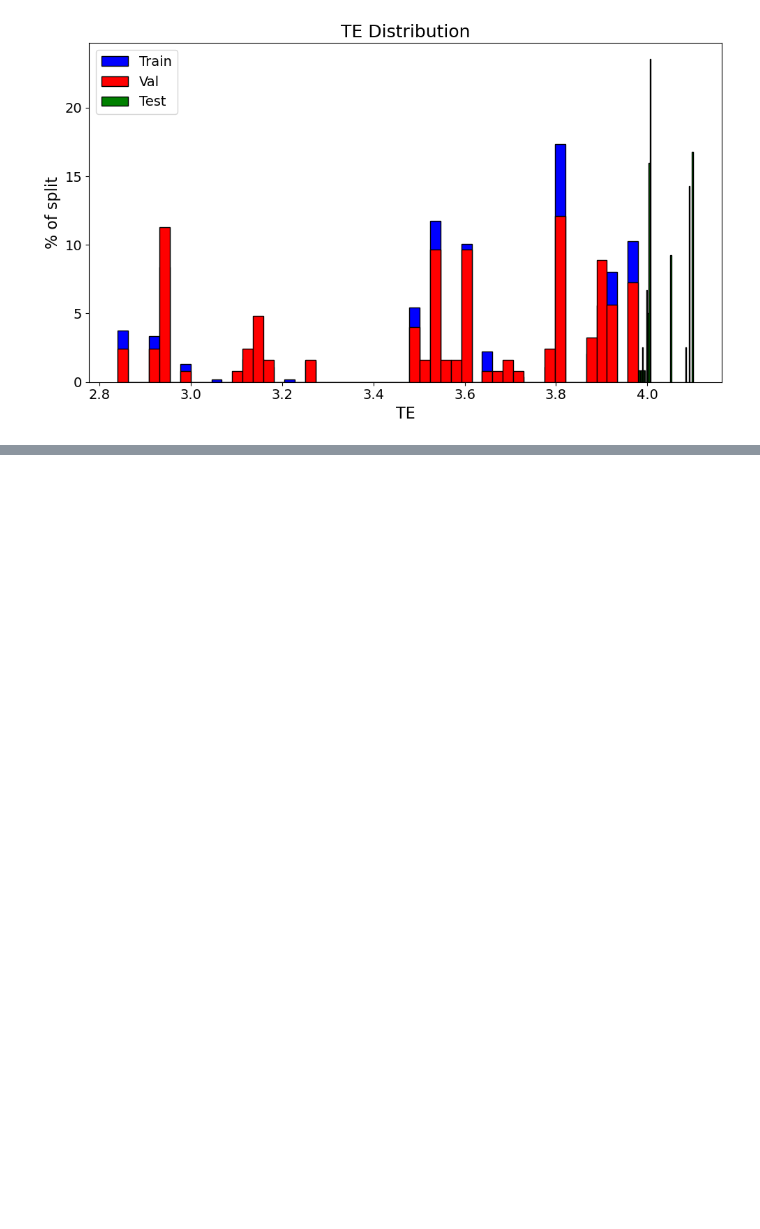
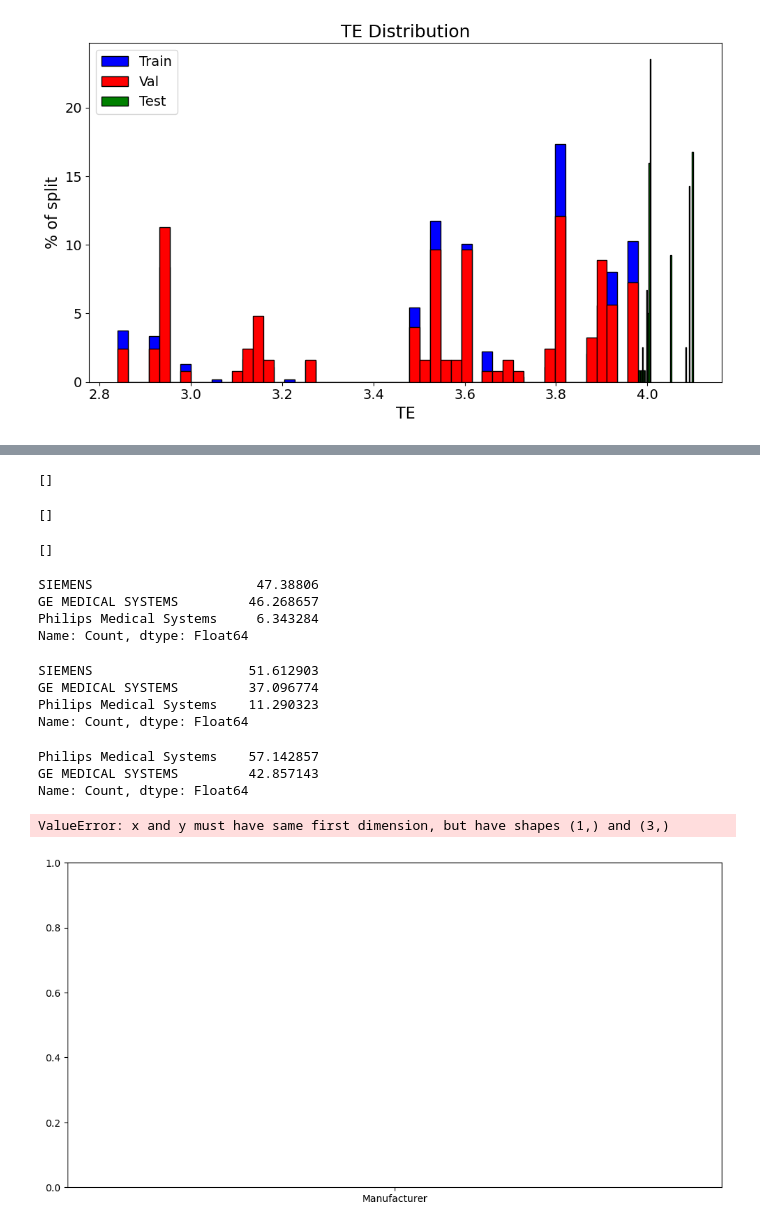
Before and after one commit to kgutjahr/STiL-TTA, a Jupyter notebook: data/ADNI.ipynb, the cells around one changed output, grey strips where cells are left out. Cells and saved outputs as stored; diff of their text form; code cells hidden in the pictures; blank space fills up the shorter version.

```diff
--- a/data/ADNI.ipynb
+++ b/data/ADNI.ipynb
@@ -1112,0 +1134,24 @@ save_new_datasets(train=te_train, val=te_val, test=te_test, cat_cols=categorical
+# %%
+display([i for i in m_train["subjectIdentifier"].unique() if i in m_val["subjectIdentifier"].unique()])
+display([i for i in m_train["subjectIdentifier"].unique() if i in m_test["subjectIdentifier"].unique()])
+display([i for i in m_test["subjectIdentifier"].unique() if i in m_val["subjectIdentifier"].unique()])
+# %% [output]
+[]
+[]
+[]
+# %%
+plot_compare_distribution(train_df=te_train, val_df=te_val, test_df=te_test, feature="Manufacturer", feature_name="Manufacturer")
+# %% [output]
+SIEMENS                     47.38806
+GE MEDICAL SYSTEMS         46.268657
+Philips Medical Systems     6.343284
+Name: Count, dtype: Float64
+SIEMENS                    51.612903
+GE MEDICAL SYSTEMS         37.096774
+Philips Medical Systems    11.290323
+Name: Count, dtype: Float64
+Philips Medical Systems    57.142857
+GE MEDICAL SYSTEMS         42.857143
+Name: Count, dtype: Float64
+ValueError: x and y must have same first dimension, but have shapes (1,) and (3,)
+[figure, added]
```
Also changed, not shown: parts of 18 cells of this notebook.
